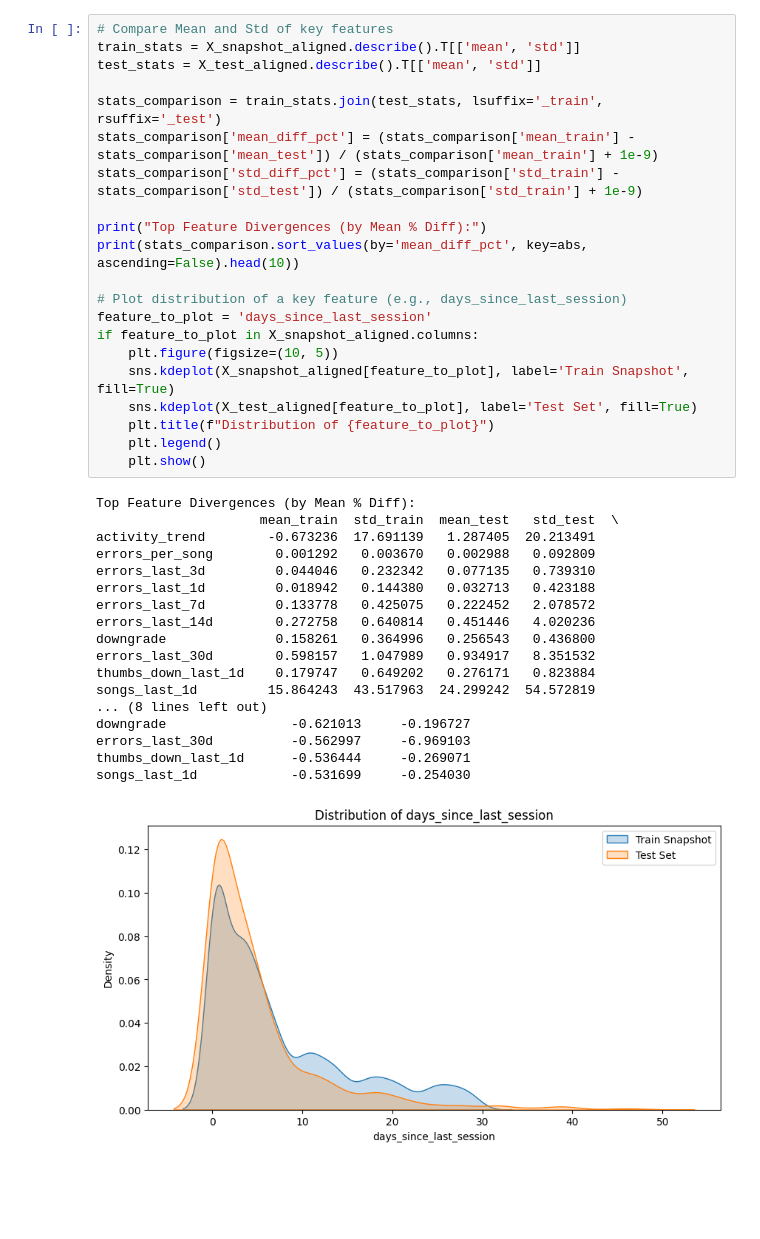
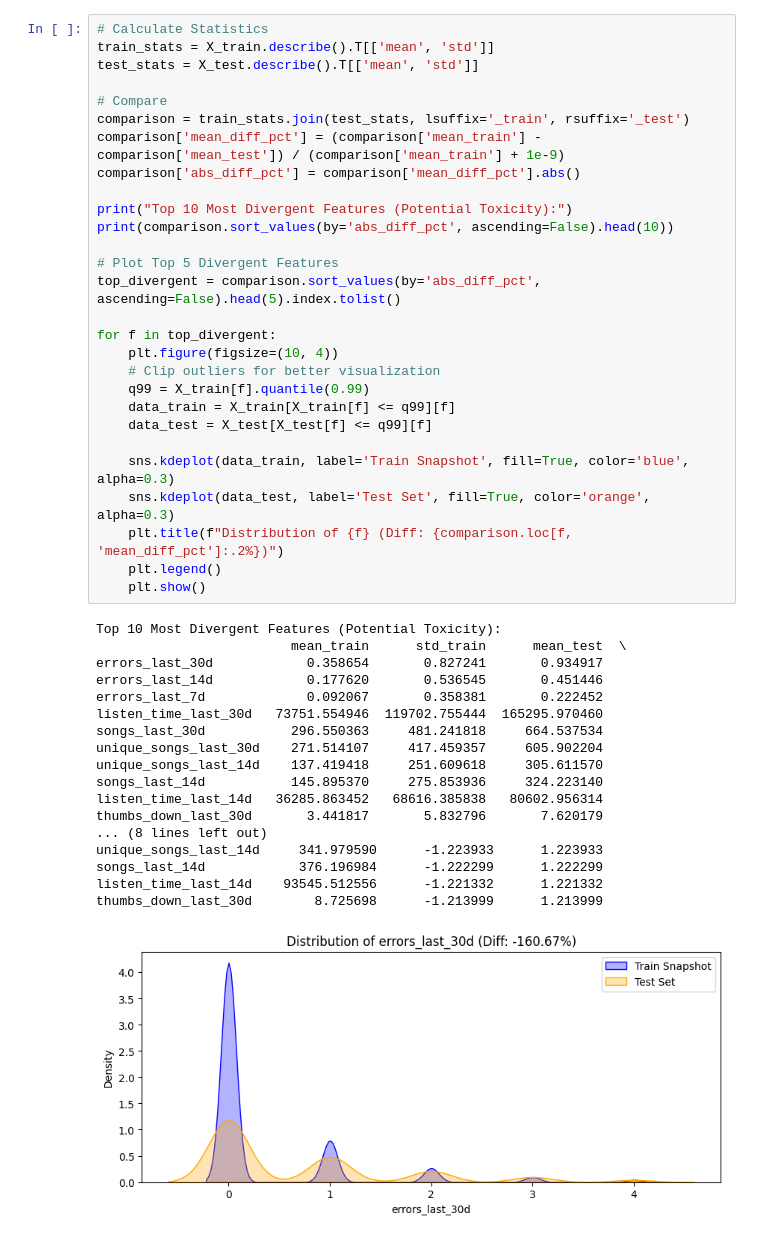
Before and after one commit to RaynorEtienn/Python4DataScience, a Jupyter notebook: Project/notebooks/Sanity_Check.ipynb, the cells around one changed output. Drawn from its saved outputs; the diff is of its cells as text; blank space fills up the shorter version.

```diff
--- a/Project/notebooks/Sanity_Check.ipynb
+++ b/Project/notebooks/Sanity_Check.ipynb
@@ -205,40 +74,47 @@ We check if the feature distributions match. Large divergences indicate "Covaria
 # %%
-# Compare Mean and Std of key features
-train_stats = X_snapshot_aligned.describe().T[['mean', 'std']]
-test_stats = X_test_aligned.describe().T[['mean', 'std']]
+# Calculate Statistics
+train_stats = X_train.describe().T[['mean', 'std']]
+test_stats = X_test.describe().T[['mean', 'std']]
 
-stats_comparison = train_stats.join(test_stats, lsuffix='_train', rsuffix='_test')
-stats_comparison['mean_diff_pct'] = (stats_comparison['mean_train'] - stats_comparison['mean_test']) / (stats_comparison['mean_train'] + 1e-9)
-stats_comparison['std_diff_pct'] = (stats_comparison['std_train'] - stats_comparison['std_test']) / (stats_comparison['std_train'] + 1e-9)
+# Compare
+comparison = train_stats.join(test_stats, lsuffix='_train', rsuffix='_test')
+comparison['mean_diff_pct'] = (comparison['mean_train'] - comparison['mean_test']) / (comparison['mean_train'] + 1e-9)
+comparison['abs_diff_pct'] = comparison['mean_diff_pct'].abs()
 
-print("Top Feature Divergences (by Mean % Diff):")
-print(stats_comparison.sort_values(by='mean_diff_pct', key=abs, ascending=False).head(10))
+print("Top 10 Most Divergent Features (Potential Toxicity):")
+print(comparison.sort_values(by='abs_diff_pct', ascending=False).head(10))
 
-# Plot distribution of a key feature (e.g., days_since_last_session)
-feature_to_plot = 'days_since_last_session'
-if feature_to_plot in X_snapshot_aligned.columns:
-    plt.figure(figsize=(10, 5))
-    sns.kdeplot(X_snapshot_aligned[feature_to_plot], label='Train Snapshot', fill=True)
-    sns.kdeplot(X_test_aligned[feature_to_plot], label='Test Set', fill=True)
-    plt.title(f"Distribution of {feature_to_plot}")
+# Plot Top 5 Divergent Features
+top_divergent = comparison.sort_values(by='abs_diff_pct', ascending=False).head(5).index.tolist()
+
+for f in top_divergent:
+    plt.figure(figsize=(10, 4))
+    # Clip outliers for better visualization
+    q99 = X_train[f].quantile(0.99)
+    data_train = X_train[X_train[f] <= q99][f]
+    data_test = X_test[X_test[f] <= q99][f]
+
+    sns.kdeplot(data_train, label='Train Snapshot', fill=True, color='blue', alpha=0.3)
+    sns.kdeplot(data_test, label='Test Set', fill=True, color='orange', alpha=0.3)
+    plt.title(f"Distribution of {f} (Diff: {comparison.loc[f, 'mean_diff_pct']:.2%})")
     plt.legend()
     plt.show()
 # %% [output]
-Top Feature Divergences (by Mean % Diff):
-                     mean_train  std_train  mean_test   std_test  \
-activity_trend        -0.673236  17.691139   1.287405  20.213491
-errors_per_song        0.001292   0.003670   0.002988   0.092809
-errors_last_3d         0.044046   0.232342   0.077135   0.739310
-errors_last_1d         0.018942   0.144380   0.032713   0.423188
-errors_last_7d         0.133778   0.425075   0.222452   2.078572
-errors_last_14d        0.272758   0.640814   0.451446   4.020236
-downgrade              0.158261   0.364996   0.256543   0.436800
-errors_last_30d        0.598157   1.047989   0.934917   8.351532
-thumbs_down_last_1d    0.179747   0.649202   0.276171   0.823884
-songs_last_1d         15.864243  43.517963  24.299242  54.572819
+Top 10 Most Divergent Features (Potential Toxicity):
+                         mean_train      std_train      mean_test  \
+errors_last_30d            0.358654       0.827241       0.934917
+errors_last_14d            0.177620       0.536545       0.451446
+errors_last_7d             0.092067       0.358381       0.222452
+listen_time_last_30d   73751.554946  119702.755444  165295.970460
+songs_last_30d           296.550363     481.241818     664.537534
+unique_songs_last_30d    271.514107     417.459357     605.902204
+unique_songs_last_14d    137.419418     251.609618     305.611570
+songs_last_14d           145.895370     275.853936     324.223140
+listen_time_last_14d   36285.863452   68616.385838   80602.956314
+thumbs_down_last_30d       3.441817       5.832796       7.620179
 ... (8 lines left out)
-downgrade                -0.621013     -0.196727
-errors_last_30d          -0.562997     -6.969103
-thumbs_down_last_1d      -0.536444     -0.269071
-songs_last_1d            -0.531699     -0.254030
+unique_songs_last_14d     341.979590      -1.223933      1.223933
+songs_last_14d            376.196984      -1.222299      1.222299
+listen_time_last_14d    93545.512556      -1.221332      1.221332
+thumbs_down_last_30d        8.725698      -1.213999      1.213999
-[figure, old version]
+[figure, new version]
```
Also changed, not shown: parts of 20 cells of this notebook, 9 other files.
